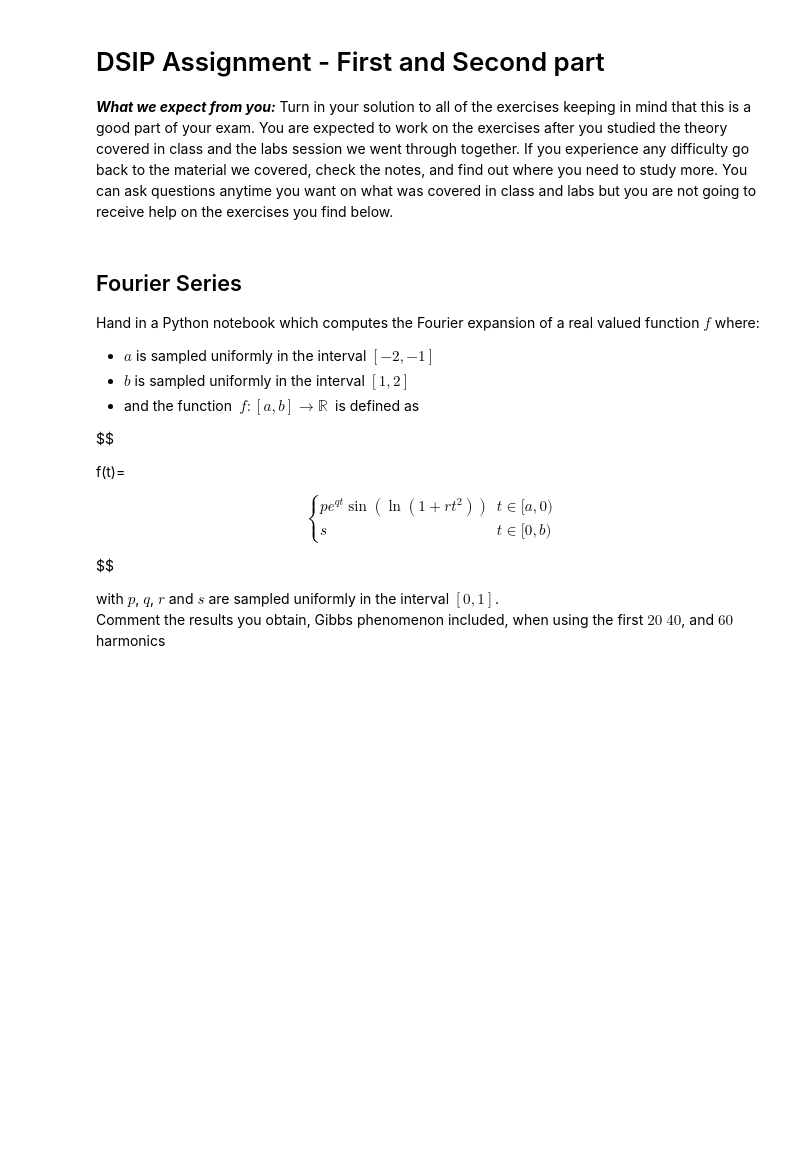
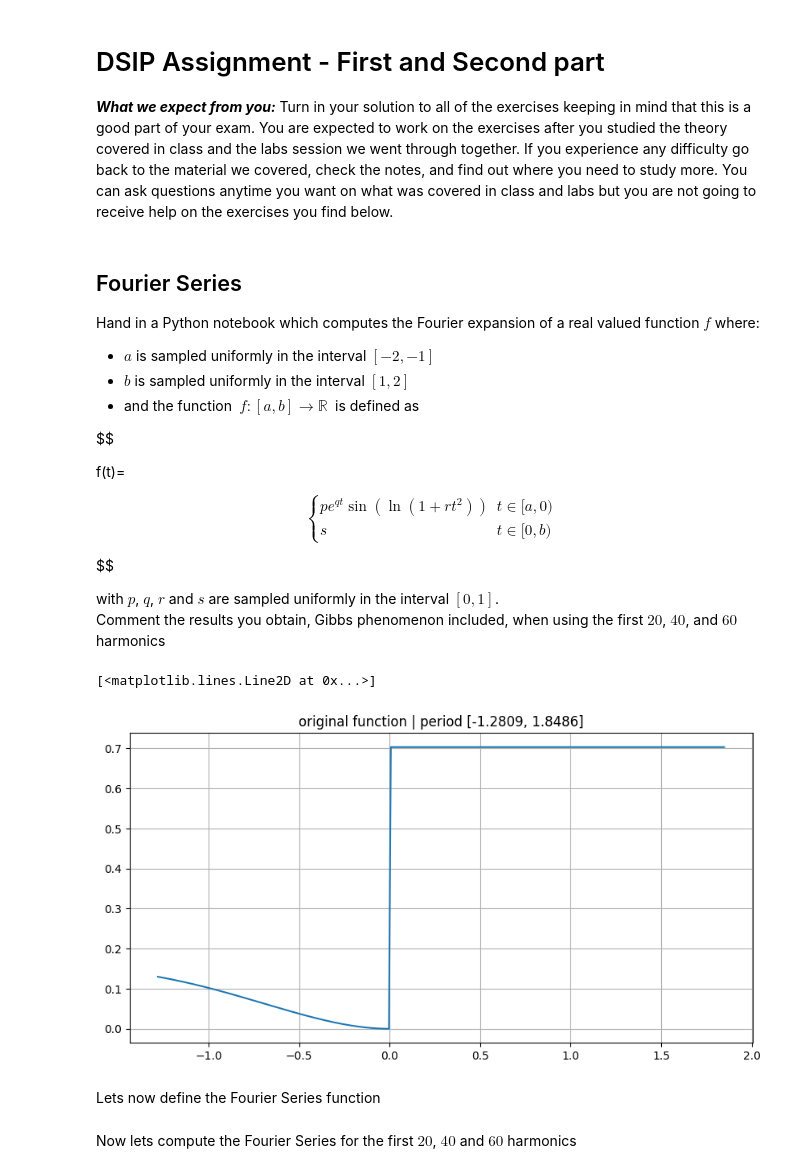
Before and after one commit to RayIci/DSIP-assignment, a Jupyter notebook: assignment_part_1_and_2.ipynb, the cells around one changed output. Cells and saved outputs as stored; diff of their text form; code cells hidden in the pictures; blank space fills up the shorter version.

Commit message:
Added Fourier Series exercise

```diff
--- a/assignment_part_1_and_2.ipynb
+++ b/assignment_part_1_and_2.ipynb
@@ -32,4 +34,41 @@ $$
 
 
 with $p$, $q$, $r$ and $s$ are sampled uniformly in the interval $[0, 1]$.<br >
-Comment the results you obtain, Gibbs phenomenon included, when using the first $20$ $40$, and $60$ harmonics
+Comment the results you obtain, Gibbs phenomenon included, when using the first $20$, $40$, and $60$ harmonics
+# %%
+def function_1(samples = 300):
+    """
+    The function needed for the Fourier Series exercise
+    """
+
+    # defining the random period of the function
+    a = np.random.uniform(-2, -1)
+    b = np.random.uniform(1, 2)
+    period_bound = (a, b)
+
+    # other random parameters
+    p = np.random.uniform(0, 1)
+    q = np.random.uniform(0, 1)
+    r = np.random.uniform(0, 1)
+    s = np.random.uniform(0, 1)
+
+    X = np.linspace(a, b, num=samples)
+    Y = np.zeros(samples)
+
+    for idx, x in enumerate(X):
+        Y[idx] = p * np.e**(q*x) * np.sin( np.log(1 + r*(x**2)) ) if x < 0 else s
+
+    return period_bound, X, Y
+# %%
+# plot the function
+period_bound, X, Y = function_1(samples=300)
+
+plt.figure(figsize=(10,5))
+plt.title("original function | period [{:.4f}, {:.4f}]".format(period_bound[0], period_bound[1]))
+plt.grid()
+plt.plot(X, Y)
+# %% [output]
+[<matplotlib.lines.Line2D at 0x...>]
+[figure, added]
+# %% [markdown]
+Lets now define the Fourier Series function
@@ -35,0 +135,2 @@ Comment the results you obtain, Gibbs phenomenon included, when using the first
+# %% [markdown]
+Now lets compute the Fourier Series for the first $20$, $40$ and $60$ harmonics
```
Also changed, not shown: parts of 7 cells of this notebook.
